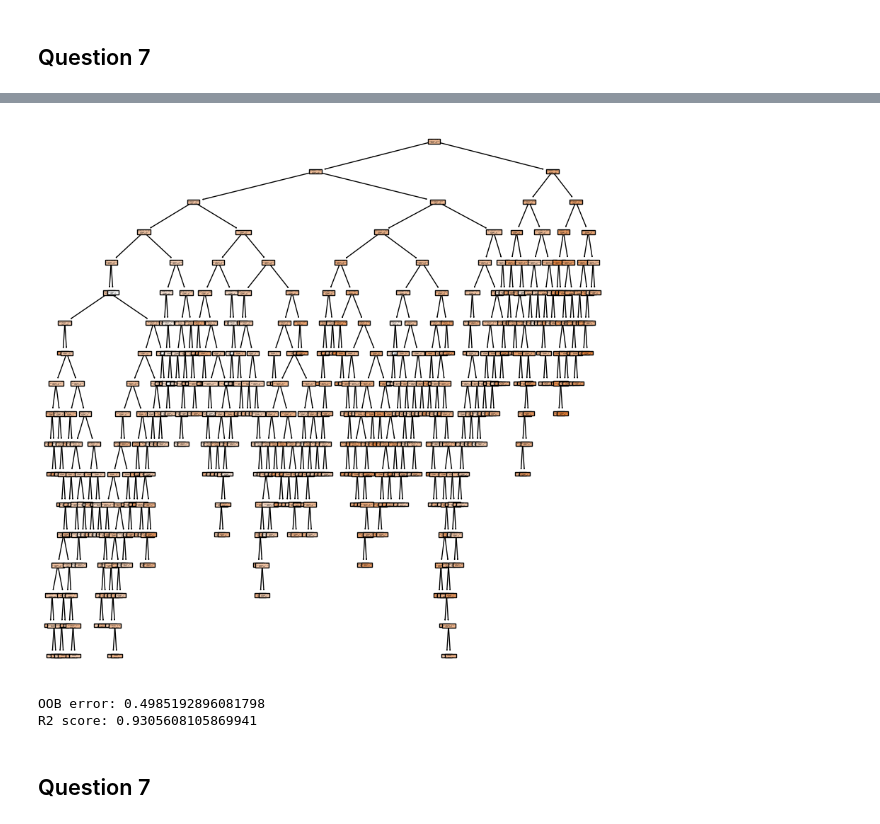
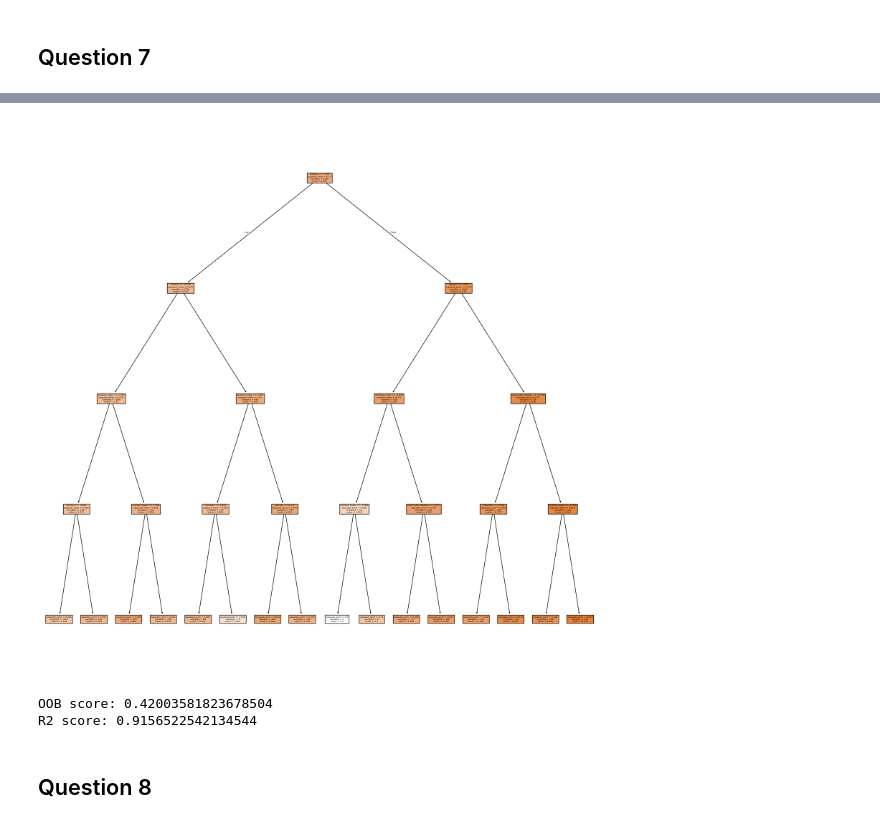
Before and after one commit to stswee/ECE219, a Jupyter notebook: Project_4/ECE219_Project_4_Part1.ipynb, the cells around one changed output, grey strips where cells are left out. Drawn from its saved outputs; the diff is of its cells as text; code cells hidden in the pictures.

Commit message:
Complete up to question 7

```diff
--- a/Project_4/ECE219_Project_4_Part1.ipynb
+++ b/Project_4/ECE219_Project_4_Part1.ipynb
@@ -404,0 +399,28 @@ RandomForestRegressor(oob_score=True, random_state=42)
+# %%
+# Random forest parameters
+max_features = ['sqrt', 'log2', None]
+num_estimators = [10, 20, 30]
+max_depth = [3, 4, 5, None]
+
+# Perform k-fold cv
+kf = KFold(n_splits=10, shuffle=True, random_state=42)
+y = df_quality.values.ravel()
+
+# Test different hyperparameters (about 1 minute to run)
+rmse_list = []
+
+for max_feature in max_features:
+    for num_estimator in num_estimators:
+        for max_dep in max_depth:
+            rmse_list = []
+            for train_index, test_index in kf.split(df_quality):
+              X_train, X_test = df_ev_top_five_mi_scaled.iloc[train_index], df_ev_top_five_mi_scaled.iloc[test_index]
+              y_train, y_test = y[train_index], y[test_index]
+              rf = RandomForestRegressor(n_estimators=num_estimator, max_features=max_feature, max_depth=max_dep, random_state=42)
+              rf.fit(X_train, y_train)
+              y_pred_rf = rf.predict(X_test)
+              mse_rf = mean_squared_error(y_test, y_pred_rf)
+              rmse_rf = np.sqrt(mse_rf)
+              rmse_list.append(rmse_rf)
+
+            print("RMSE for random forest with max features", max_feature, "number of estimators", num_estimator, "and max depth", max_dep, ":", np.mean(rmse_list))
@@ -405,17 +445,25 @@ RandomForestRegressor(oob_score=True, random_state=42)
 # %%
-# Plot structure of tree (~10s in current iteration)
-plt.figure(figsize=(10,10))
-plot_tree(rf.estimators_[0], feature_names=df_red_ev.columns, filled=True)
+# Use best model with max_depth = 4
+rf = RandomForestRegressor(n_estimators=30, max_features=None, max_depth=4, random_state=42)
+rf.fit(df_ev_top_five_mi_scaled, y)
+
+# Display a tree
+plt.figure(figsize=(20,20))
+plot_tree(rf.estimators_[0], feature_names=df_ev_top_five_mi_scaled.columns, filled=True)
 plt.show()
 # %% [output]
-[figure, old version]
+[figure, new version]
 # %%
-# Get OOB error and R2 score
-print("OOB error:", rf.oob_score_)
-print("R2 score:", rf.score(df_red_ev_scaled, df_red_quality))
+# Measure out of bag error and calculate R2 score
+rf = RandomForestRegressor(n_estimators=30, max_features='sqrt', max_depth=None, random_state=42, oob_score=True)
+rf.fit(df_ev_top_five_mi_scaled, y)
+
+# Get OOB score and R2 score
+print("OOB score:", rf.oob_score_)
+print("R2 score:", rf.score(df_ev_top_five_mi_scaled, y))
 # %% [output]
-OOB error: 0.4985192896081798
-R2 score: 0.9305608105869941
+OOB score: 0.42003581823678504
+R2 score: 0.9156522542134544
 # %% [markdown]
-## Question 7
+## Question 8
 # %%
```
Also changed, not shown: parts of 4 cells of this notebook.
